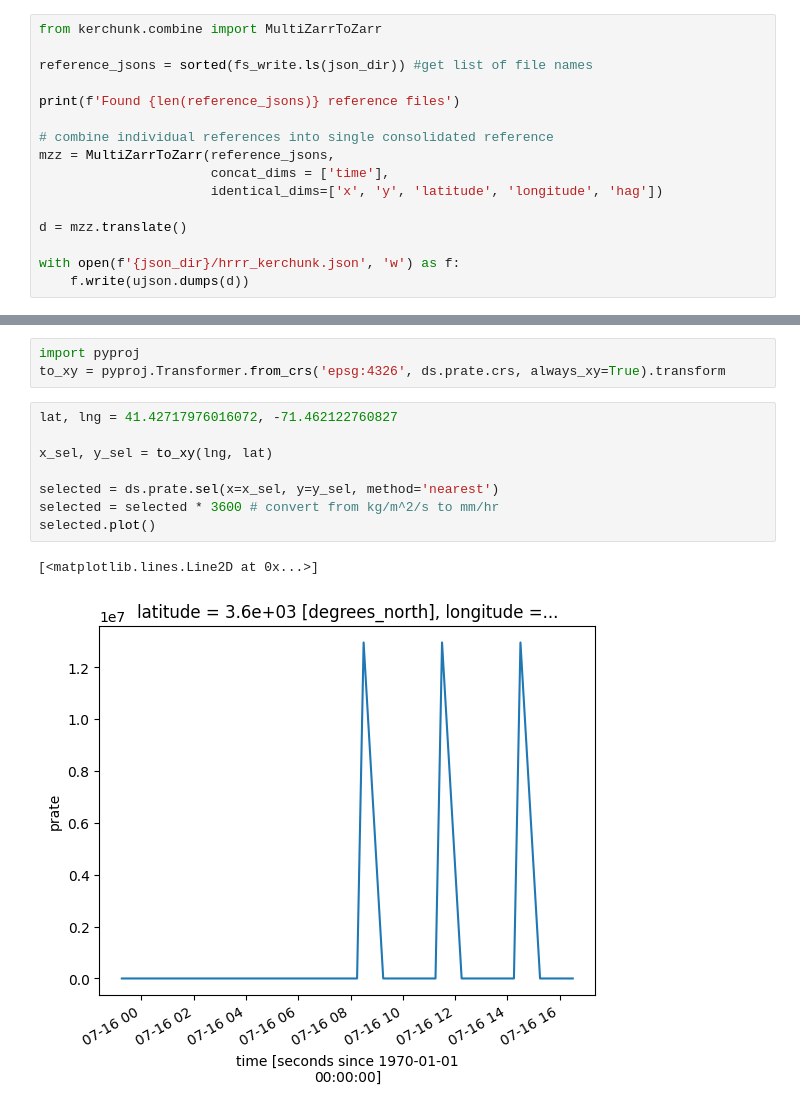
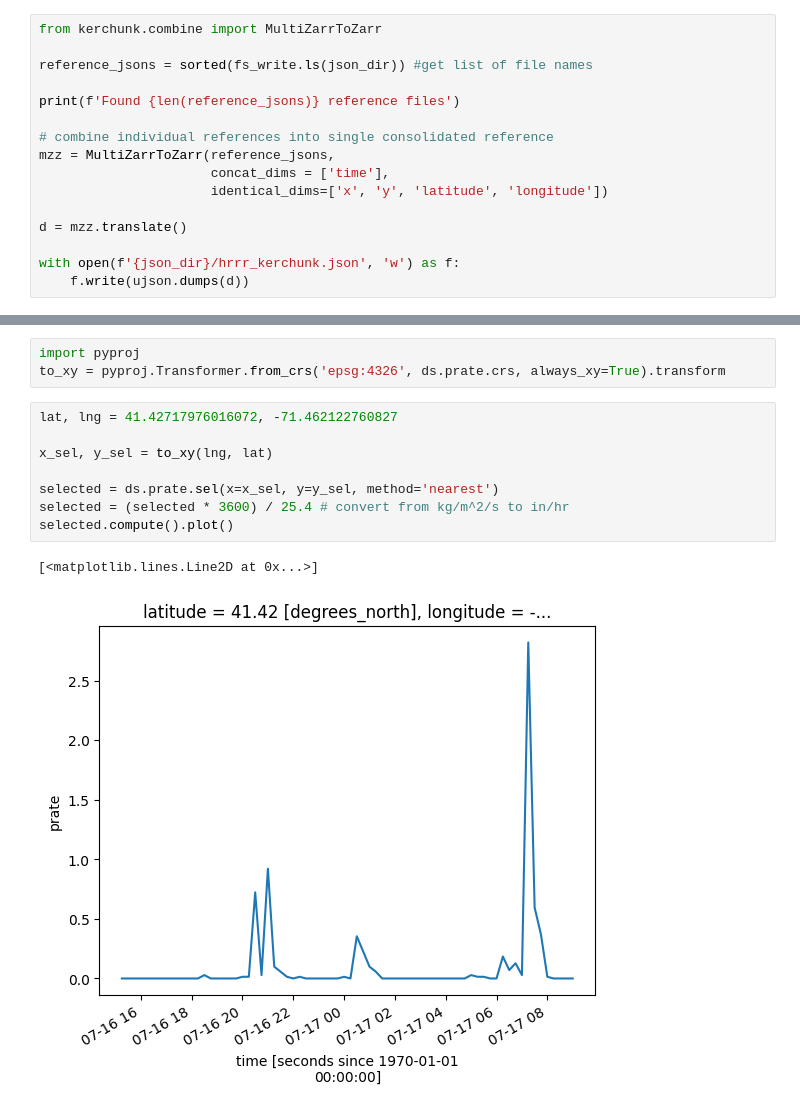
Before and after one commit to mpiannucci/gribberish, a Jupyter notebook: python/examples/kerchunk_hrrr_subhourly.ipynb, the cells around one changed output, grey strips where cells are left out. Cells and saved outputs as stored; diff of their text form.

```diff
--- a/python/examples/kerchunk_hrrr_subhourly.ipynb
+++ b/python/examples/kerchunk_hrrr_subhourly.ipynb
@@ -51,7 +49,7 @@ print(f'Found {len(reference_jsons)} reference files')
 # combine individual references into single consolidated reference
 mzz = MultiZarrToZarr(reference_jsons,
                       concat_dims = ['time'],
-                      identical_dims=['x', 'y', 'latitude', 'longitude', 'hag'])
+                      identical_dims=['x', 'y', 'latitude', 'longitude'])
 
 d = mzz.translate()
 
@@ -185,11 +130,11 @@ to_xy = pyproj.Transformer.from_crs('epsg:4326', ds.prate.crs, always_xy=True).t
 # %%
 lat, lng = 41.42717976016072, -71.462122760827
 
 x_sel, y_sel = to_xy(lng, lat)
 
 selected = ds.prate.sel(x=x_sel, y=y_sel, method='nearest')
-selected = selected * 3600 # convert from kg/m^2/s to mm/hr
-selected.plot()
+selected = (selected * 3600) / 25.4 # convert from kg/m^2/s to in/hr
+selected.compute().plot()
 # %% [output]
 [<matplotlib.lines.Line2D at 0x...>]
-[figure, old version]
+[figure, new version]
```
Also changed, not shown: parts of 6 cells of this notebook, 11 other files.
